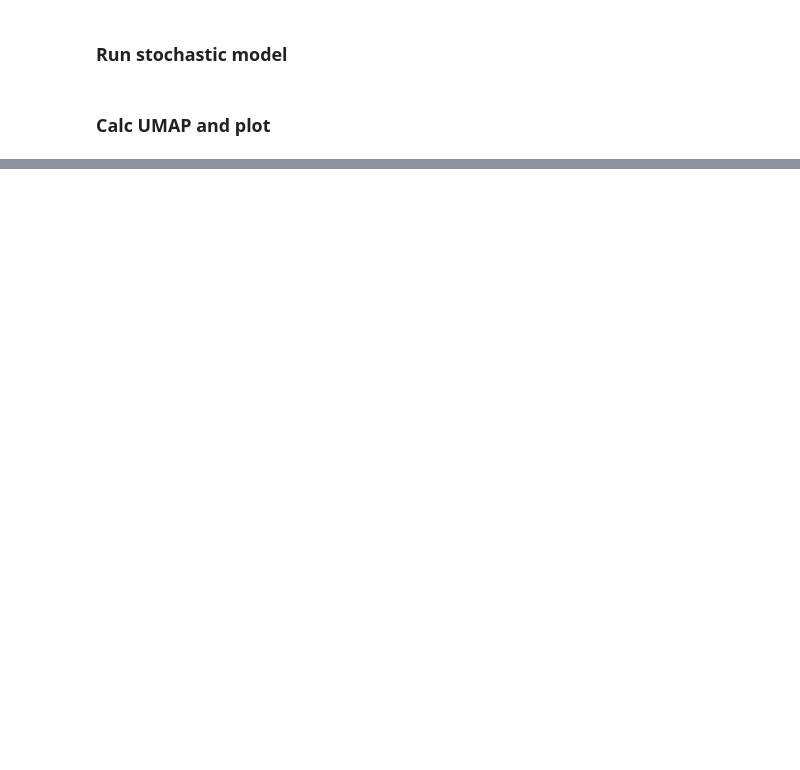
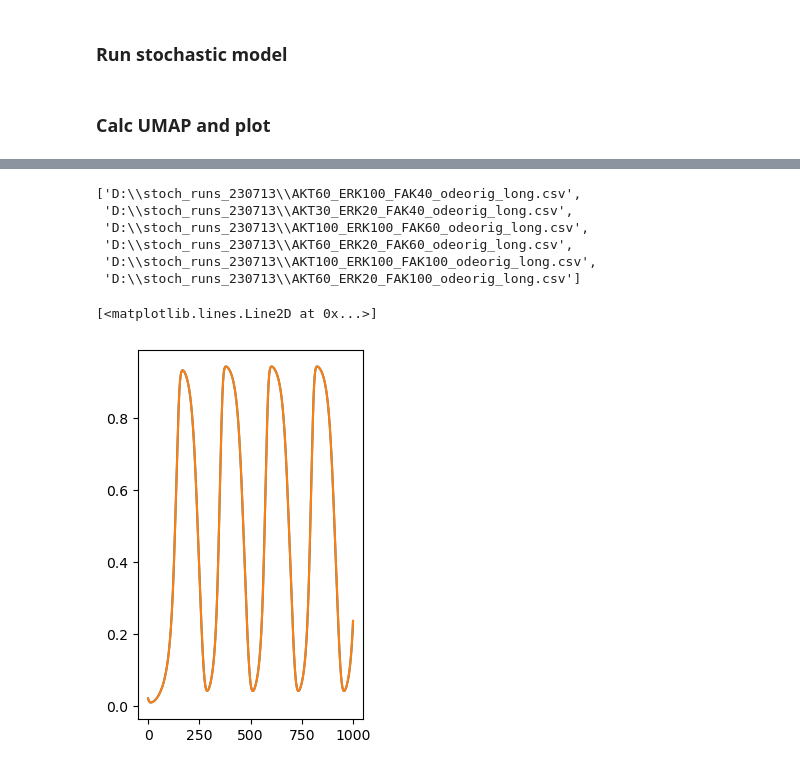
Before and after one commit to QuLab-VU/ECM_cell_cycle_model, a Jupyter notebook: Python/plotUMAP_proj.ipynb, the cells around one changed output, grey strips where cells are left out. Cells and saved outputs as stored; diff of their text form; code cells hidden in the pictures; blank space fills up the shorter version.

```diff
--- a/Python/plotUMAP_proj.ipynb
+++ b/Python/plotUMAP_proj.ipynb
@@ -218,3 +253,16 @@ filenames_sp_ode
+# %%
+file_location = os.path.join('D:\\stoch_runs_230713\\', '*odeorig_long.csv')
+filenames_ode = glob.glob(file_location)
+filenames_ode = sorted(filenames_ode)
+filenames_sp_ode = [filenames_ode[3], filenames_ode[2], filenames_ode[1], filenames_ode[5], filenames_ode[0], filenames_ode[4]]
+filenames_sp_ode
+# %% [output]
+['D:\\stoch_runs_230713\\AKT60_ERK100_FAK40_odeorig_long.csv',
+ 'D:\\stoch_runs_230713\\AKT30_ERK20_FAK40_odeorig_long.csv',
+ 'D:\\stoch_runs_230713\\AKT100_ERK100_FAK60_odeorig_long.csv',
+ 'D:\\stoch_runs_230713\\AKT60_ERK20_FAK60_odeorig_long.csv',
+ 'D:\\stoch_runs_230713\\AKT100_ERK100_FAK100_odeorig_long.csv',
+ 'D:\\stoch_runs_230713\\AKT60_ERK20_FAK100_odeorig_long.csv']
 # %%
 #The filenames to make the reducer umap object from
 """
@@ -431,4 +479,24 @@ def load_norm_data(filenames, filenames_ode, time_all, init_dt, dt, window, time
         all_prot_tmp_ode = np.append(all_prot_tmp_ode, prot_re_tmp, axis=0)
 
     return all_prot_tmp, all_prot_tmp_ode, all_time_tmp, all_time_at_tmp
+# %%
+prot_tmp_ode = pd.read_csv(filenames_ode[0], sep=",", header=None, usecols = range(0,19))
+prot_tmp_ode.columns = ["skp2", "p21", "pp21", "cdh1_act", "cdh1_inact", "myc", "cycD", "cycD-p21",
+"Rb", "pRb", "E2F", "E2F-Rb", "cycE", "cycE-p21", "cycA", "cycA-p21",
+"cycB", "cycB-p21", "cdc20"]
+prot_tmp_ode = prot_tmp_ode.drop(columns=['cdh1_inact'])
+fig = plt.figure()
+
+plt.subplot(1,2,1)
+plt.plot(prot_tmp_ode.iloc[:1000,17])
+prot_tmp_ode = pd.read_csv(filenames_ode[4], sep=",", header=None, usecols = range(0,19))
+prot_tmp_ode.columns = ["skp2", "p21", "pp21", "cdh1_act", "cdh1_inact", "myc", "cycD", "cycD-p21",
+"Rb", "pRb", "E2F", "E2F-Rb", "cycE", "cycE-p21", "cycA", "cycA-p21",
+"cycB", "cycB-p21", "cdc20"]
+prot_tmp_ode = prot_tmp_ode.drop(columns=['cdh1_inact'])
+plt.subplot(1,2,1)
+plt.plot(prot_tmp_ode.iloc[:1000,17])
+# %% [output]
+[<matplotlib.lines.Line2D at 0x...>]
+[figure, added]
 # %%
```
Also changed, not shown: parts of 85 cells of this notebook.
